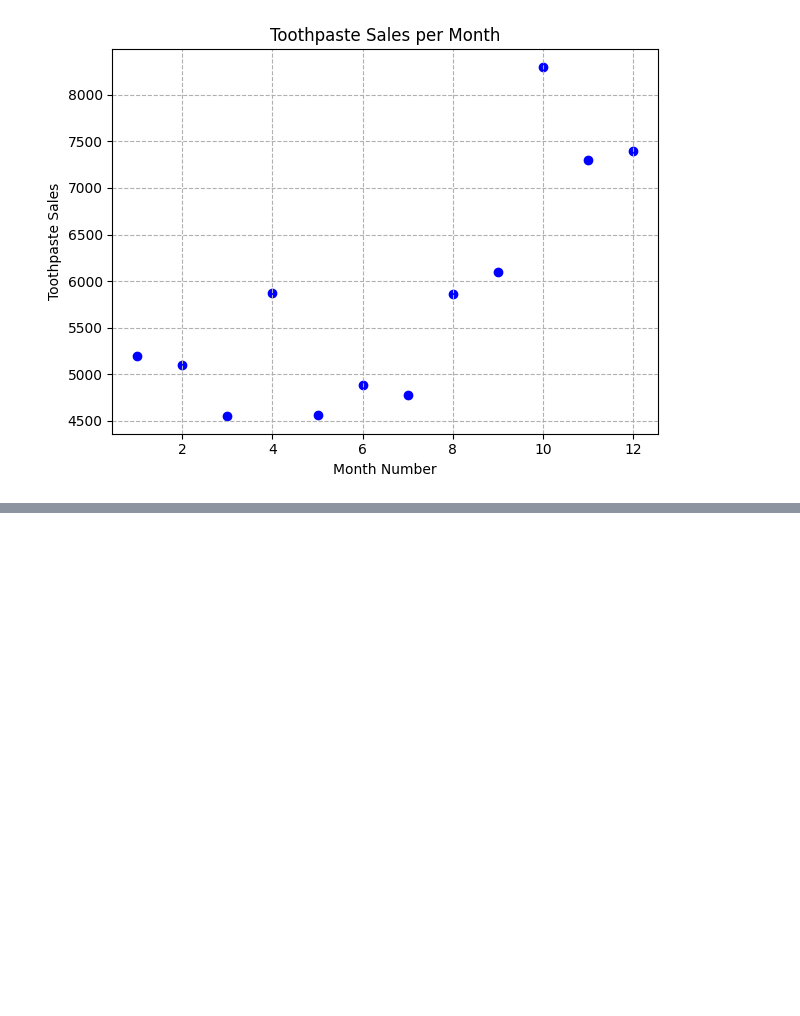
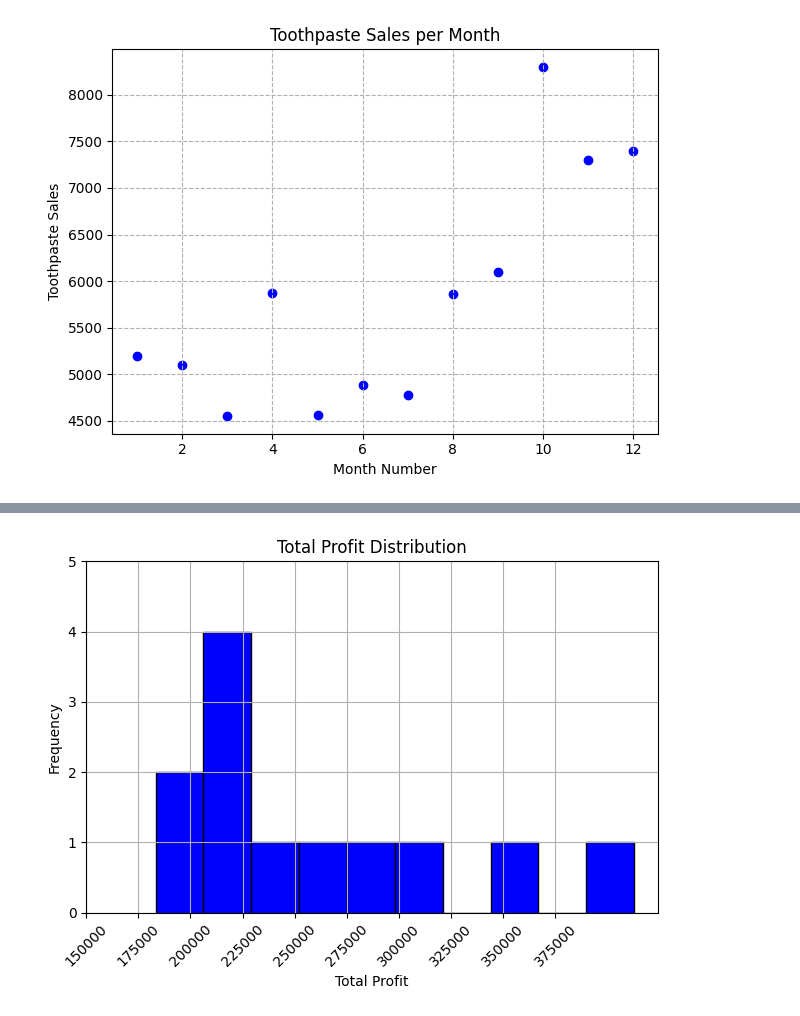
Before and after one commit to Hackerdude374/CS245-Lab-Assignments, a Jupyter notebook: lab6.ipynb, the cells around one changed output, grey strips where cells are left out. Cells and saved outputs as stored; diff of their text form; code cells hidden in the pictures; blank space fills up the shorter version.

```diff
--- a/lab6.ipynb
+++ b/lab6.ipynb
@@ -177,3 +236,37 @@ plt.show()
+# %%
+# Exercise 7: Read the total profit of each month and show it using the histogram to see the most common profit ranges
+# The histogram should look like this.
+import matplotlib.pyplot as plt
+import pandas as pd
+
+# Read the CSV file
+df = pd.read_csv("company_sales_data.csv")
+
+# Extracting data for plotting
+total_profit = df['total_profit']
+
+# Creating the histogram
+plt.hist(total_profit, bins=10, color='blue', edgecolor='black')
+
+# Adding labels and title
+plt.xlabel('Total Profit')
+plt.ylabel('Frequency')
+plt.title('Total Profit Distribution')
+
+# Set tick locations and labels for x-axis
+x_ticks = list(range(150000, 375001, 25000))
+x_ticks[4] = 250000  # Change tick at 250000 to 50k interval
+plt.xticks(x_ticks, rotation=45)
+
+# Set tick locations and labels for y-axis
+plt.yticks(range(0, 6, 1))
+
+# Displaying the plot
+plt.grid(True)           # Add gridlines
+plt.tight_layout()       # Adjust layout to prevent clipping of labels
+plt.show()
+# %% [output]
+[figure, added]
 # %%
 
 # Exercise 8: Calculate total sale data for last year for each product and show it using a Pie chart
```
Also changed, not shown: parts of 4 cells of this notebook, 1 other file.
